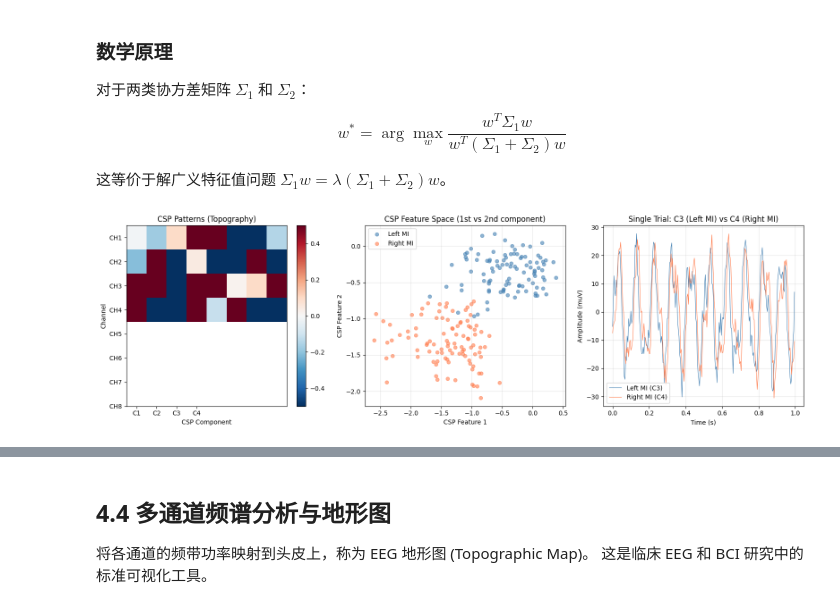
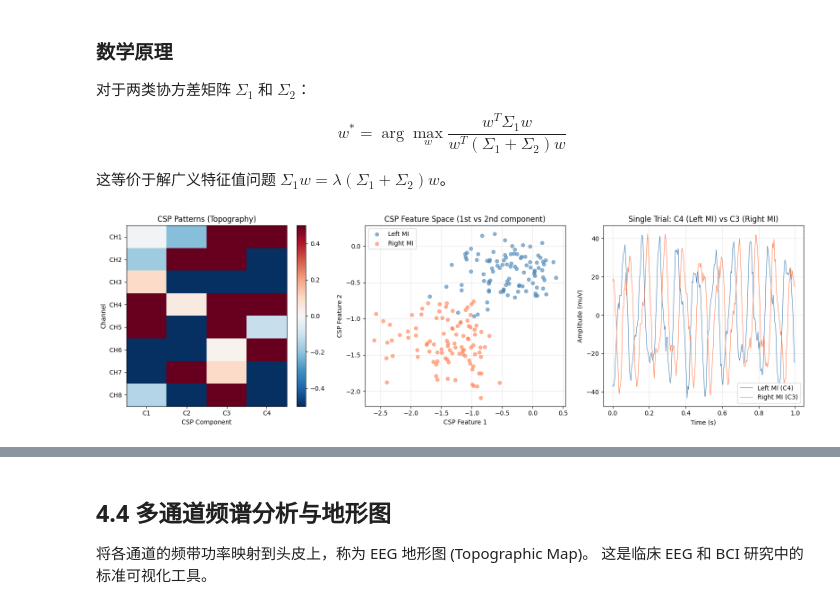
Before and after one commit to usstziyi/openbci-4, a Jupyter notebook: notebooks/unit_04_eeg_analysis.ipynb, the cells around one changed output, grey strips where cells are left out. Cells and saved outputs as stored; diff of their text form; code cells hidden in the pictures.

```diff
--- a/notebooks/unit_04_eeg_analysis.ipynb
+++ b/notebooks/unit_04_eeg_analysis.ipynb
@@ -421,7 +413,7 @@ class CSP:
             # 特征 = log(方差)
             feat = np.log(np.var(filtered, axis=1) + 1e-10)
             features.append(feat)
-        return np.array(features)
+        return np.array(features)  # (n_trials, n_components)
 
 
 # ---- 生成模拟运动想象数据 ----
@@ -455,68 +447,108 @@ def generate_mi_trials(n_trials, active_ch, n_channels=8, n_samples=250):
 
             trials[tr, ch] = alpha + beta + noise
 
-    return trials
+    return trials  # (n_trials, n_channels, n_samples)
 
 
 # 类别 1: 左侧 MI (C4=CH3, index 3)
-X_left = generate_mi_trials(n_trials, active_ch=3)
+X_left = generate_mi_trials(n_trials, active_ch=3) # (n_trials, n_channels, n_samples)
 # 类别 2: 右侧 MI (C3=CH2, index 2)
-X_right = generate_mi_trials(n_trials, active_ch=2)
+X_right = generate_mi_trials(n_trials, active_ch=2) # (n_trials, n_channels, n_samples)
 
 # 训练 CSP
 csp = CSP(n_components=4)
 csp.fit(X_left, X_right)
 
 # 提取特征
-features_left = csp.transform(X_left)
-features_right = csp.transform(X_right)
+features_left = csp.transform(X_left) # (n_trials, 4)
+features_right = csp.transform(X_right) # (n_trials, 4)
 
 # 可视化
 fig, axes = plt.subplots(1, 3, figsize=(16, 5))
 
 # 1. CSP 模式（地形图）
-im1 = axes[0].imshow(csp.patterns[:, :4].T, aspect="auto", cmap="RdBu_r",
-                     vmin=-0.5, vmax=0.5)
+im1 = axes[0].imshow(
+    csp.patterns[:, :4], # shape (n_channels, 4) 矩阵的行作y轴，列作x轴
+    aspect="auto",
+    cmap="RdBu_r",
+    vmin=-0.5,
+    vmax=0.5
+)
 axes[0].set_xlabel("CSP Component")
 axes[0].set_ylabel("Channel")
 axes[0].set_title("CSP Patterns (Topography)")
 axes[0].set_yticks(range(n_channels))
-axes[0].set_yticklabels([f"CH{i+1}" for i in range(n_channels)])
+axes[0].set_yticklabels([f"CH{i+1}" for i in range(n_channels)]) # 通道标签:y轴
 axes[0].set_xticks(range(4))
-axes[0].set_xticklabels(["C1", "C2", "C3", "C4"])
+axes[0].set_xticklabels(["C1", "C2", "C3", "C4"]) # CSP 成分标签:x轴
 plt.colorbar(im1, ax=axes[0])
 
 # 2. 特征分布（前 2 个 CSP 成分）
-axes[1].scatter(features_left[:, 0], features_left[:, 1],
-                c="steelblue", alpha=0.6, label="Left MI", s=30)
-axes[1].scatter(features_right[:, 0], features_right[:, 1],
-                c="coral", alpha=0.6, label="Right MI", s=30)
+# 绘制CSP特征散点图，展示两类运动想象任务在特征空间的分布
+axes[1].scatter(
+    features_left[:, 0],  # 第一个 CSP 特征（方差对数）
+    features_left[:, 1],  # 第二个 CSP 特征（方差对数）
+    c="steelblue",        # 颜色：钢蓝色
+    alpha=0.6,            # 透明度
+    label="Left MI",      # 图例标签
+    s=30                  # 散点大小
+)
+axes[1].scatter(
+    features_right[:, 0],  # 第一个 CSP 特征（方差对数）
+    features_right[:, 1],  # 第二个 CSP 特征（方差对数）
+    c="coral",        # 颜色：红色
+    alpha=0.6,            # 透明度
+    label="Right MI",      # 图例标签
+    s=30                  # 散点大小
+)
 axes[1].set_xlabel("CSP Feature 1")
 axes[1].set_ylabel("CSP Feature 2")
 axes[1].set_title("CSP Feature Space (1st vs 2nd component)")
 axes[1].legend()
 axes[1].grid(True, alpha=0.3)
 
 # 3. 单 trial 原始信号对比
 t_trial = np.arange(n_samples) / SFREQ
-axes[2].plot(t_trial, X_left[0, 2], color="steelblue", label="Left MI (C3)", linewidth=0.8)
-axes[2].plot(t_trial, X_right[0, 3], color="coral", label="Right MI (C4)", linewidth=0.8)
+axes[2].plot(t_trial, X_left[0, 3], color="steelblue", label="Left MI (C4)", linewidth=0.8) # 通道3
+axes[2].plot(t_trial, X_right[0, 2], color="coral", label="Right MI (C3)", linewidth=0.8)   # 通道2
 axes[2].set_xlabel("Time (s)")
 axes[2].set_ylabel("Amplitude (muV)")
-axes[2].set_title("Single Trial: C3 (Left MI) vs C4 (Right MI)")
+axes[2].set_title("Single Trial: C4 (Left MI) vs C3 (Right MI)")
 axes[2].legend()
 axes[2].grid(True, alpha=0.3)
 
 plt.tight_layout()
 plt.show()
 
 print("CSP 特征提取结果:")
 print(f"  Left MI  - Feature 1 mean: {features_left[:, 0].mean():.3f}")
 print(f"  Right MI - Feature 1 mean: {features_right[:, 0].mean():.3f}")
-print(f"  Feature 1 区分度 (Cohen's d): "
-      f"{(features_right[:,0].mean() - features_left[:,0].mean())} / {max(np.std([features_right[:,0], features_left[:,0]]), 1e-6):.2f}")
+
+
+# Cohen's d 通常用 pooled standard deviation
+x_right = features_right[:, 0]
+x_left = features_left[:, 0]
+
+n_right = len(x_right)
+n_left = len(x_left)
+
+mean_diff = x_right.mean() - x_left.mean()
+
+std_right = np.std(x_right, ddof=1)
+std_left = np.std(x_left, ddof=1)
+
+pooled_std = np.sqrt(
+    ((n_right - 1) * std_right ** 2 + (n_left - 1) * std_left ** 2)
+    / (n_right + n_left - 2)
+)
+
+pooled_std = max(pooled_std, 1e-6)
+
+cohens_d = mean_diff / pooled_std
+
+print(f"  Feature 1 区分度 (Cohen's d): {cohens_d:.2f}")
 # %% [output]
-[figure, old version]
+[figure, new version]
 CSP 特征提取结果:
   Left MI  - Feature 1 mean: -0.410
   Right MI - Feature 1 mean: -1.404
```
Also changed, not shown: parts of 3 cells of this notebook, 5 other files.
